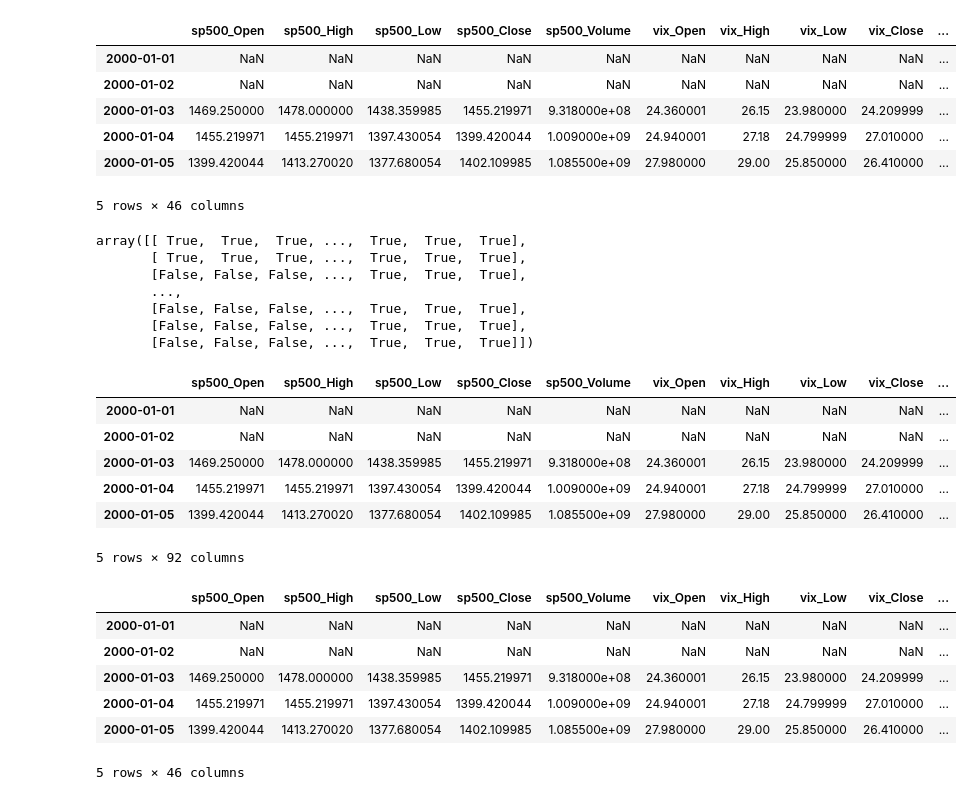
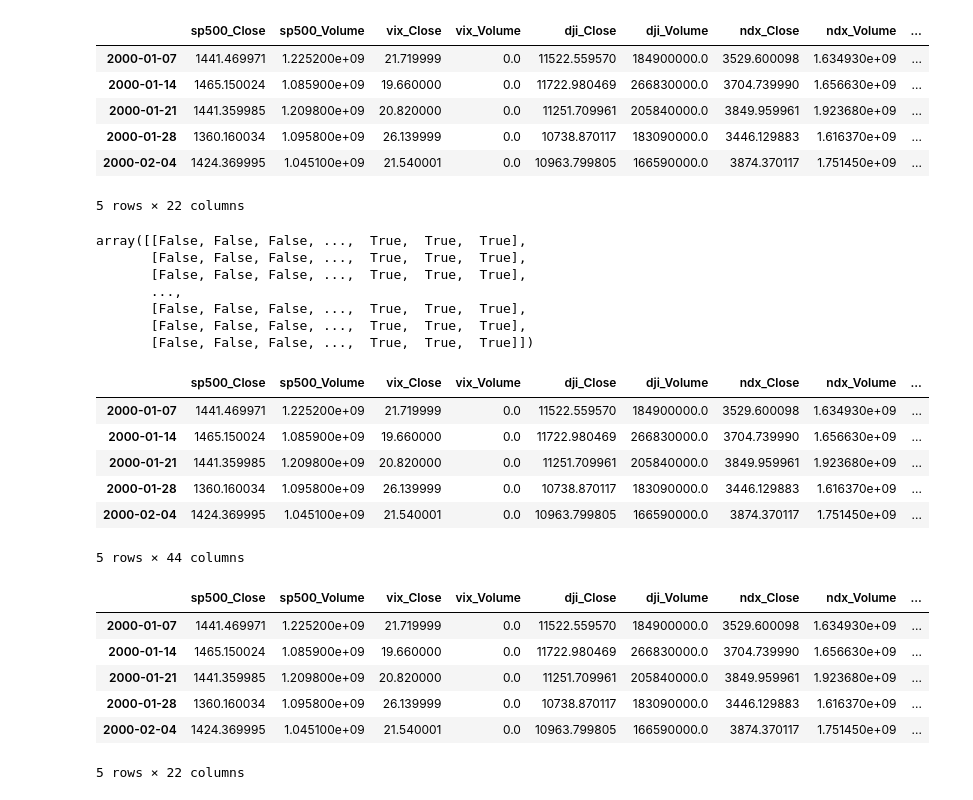
Before and after one commit to silvanaribeiro/TimeSeriesArticle, a Jupyter notebook: Imputing Missing Indicators.ipynb, the cells around one changed output. Cells and saved outputs as stored; diff of their text form; code cells hidden in the pictures.

Commit message:
weekly sampling and dividing training data before imputing

```diff
--- a/Imputing Missing Indicators.ipynb
+++ b/Imputing Missing Indicators.ipynb
@@ -3,17 +3,22 @@ import pandas as pd
 from datetime import datetime
 import numpy as np
 from sklearn.impute import MissingIndicator
+#INPUT = 'CompleteIndexes.csv'
+#OUTPUT = 'MIImputed.csv'
+INPUT = 'CompleteWeeklyIndexes.csv'
+OUTPUT = 'MIIWeeklyImputed.csv'
 # %%
-df = pd.read_csv('CompleteIndexes.csv', parse_dates=True, index_col=0)
+df = pd.read_csv(INPUT, parse_dates=True, index_col=0)
+df = df.loc['2000-01-01':'2015-01-01'] #Selecting training data
 df.head()
 # %% [output]
-|  | sp500_Open | sp500_High | sp500_Low | sp500_Close | sp500_Volume | vix_Open | vix_High | vix_Low | vix_Close | ... |
-| 2000-01-01 | NaN | NaN | NaN | NaN | NaN | NaN | NaN | NaN | NaN | ... |
-| 2000-01-02 | NaN | NaN | NaN | NaN | NaN | NaN | NaN | NaN | NaN | ... |
-| 2000-01-03 | 1469.250000 | 1478.000000 | 1438.359985 | 1455.219971 | 9.318000e+08 | 24.360001 | 26.15 | 23.980000 | 24.209999 | ... |
-| 2000-01-04 | 1455.219971 | 1455.219971 | 1397.430054 | 1399.420044 | 1.009000e+09 | 24.940001 | 27.18 | 24.799999 | 27.010000 | ... |
-| 2000-01-05 | 1399.420044 | 1413.270020 | 1377.680054 | 1402.109985 | 1.085500e+09 | 27.980000 | 29.00 | 25.850000 | 26.410000 | ... |
+|  | sp500_Close | sp500_Volume | vix_Close | vix_Volume | dji_Close | dji_Volume | ndx_Close | ndx_Volume | ... |
+| 2000-01-07 | 1441.469971 | 1.225200e+09 | 21.719999 | 0.0 | 11522.559570 | 184900000.0 | 3529.600098 | 1.634930e+09 | ... |
+| 2000-01-14 | 1465.150024 | 1.085900e+09 | 19.660000 | 0.0 | 11722.980469 | 266830000.0 | 3704.739990 | 1.656630e+09 | ... |
+| 2000-01-21 | 1441.359985 | 1.209800e+09 | 20.820000 | 0.0 | 11251.709961 | 205840000.0 | 3849.959961 | 1.923680e+09 | ... |
+| 2000-01-28 | 1360.160034 | 1.095800e+09 | 26.139999 | 0.0 | 10738.870117 | 183090000.0 | 3446.129883 | 1.616370e+09 | ... |
+| 2000-02-04 | 1424.369995 | 1.045100e+09 | 21.540001 | 0.0 | 10963.799805 | 166590000.0 | 3874.370117 | 1.751450e+09 | ... |
-5 rows × 46 columns
+5 rows × 22 columns
 # %%
 indicator = MissingIndicator(missing_values=np.nan, features="all")
 # %%
@@ -21,8 +26,8 @@ mask_all = indicator.fit_transform(df)
 # %%
 mask_all
 # %% [output]
-array([[ True,  True,  True, ...,  True,  True,  True],
-       [ True,  True,  True, ...,  True,  True,  True],
+array([[False, False, False, ...,  True,  True,  True],
+       [False, False, False, ...,  True,  True,  True],
        [False, False, False, ...,  True,  True,  True],
        ...,
        [False, False, False, ...,  True,  True,  True],
@@ -37,21 +42,21 @@ df_final = pd.concat([df, df_masks], axis=1, join='outer')
 # %%
 df_final.head()
 # %% [output]
-|  | sp500_Open | sp500_High | sp500_Low | sp500_Close | sp500_Volume | vix_Open | vix_High | vix_Low | vix_Close | ... |
-| 2000-01-01 | NaN | NaN | NaN | NaN | NaN | NaN | NaN | NaN | NaN | ... |
-| 2000-01-02 | NaN | NaN | NaN | NaN | NaN | NaN | NaN | NaN | NaN | ... |
-| 2000-01-03 | 1469.250000 | 1478.000000 | 1438.359985 | 1455.219971 | 9.318000e+08 | 24.360001 | 26.15 | 23.980000 | 24.209999 | ... |
-| 2000-01-04 | 1455.219971 | 1455.219971 | 1397.430054 | 1399.420044 | 1.009000e+09 | 24.940001 | 27.18 | 24.799999 | 27.010000 | ... |
-| 2000-01-05 | 1399.420044 | 1413.270020 | 1377.680054 | 1402.109985 | 1.085500e+09 | 27.980000 | 29.00 | 25.850000 | 26.410000 | ... |
+|  | sp500_Close | sp500_Volume | vix_Close | vix_Volume | dji_Close | dji_Volume | ndx_Close | ndx_Volume | ... |
+| 2000-01-07 | 1441.469971 | 1.225200e+09 | 21.719999 | 0.0 | 11522.559570 | 184900000.0 | 3529.600098 | 1.634930e+09 | ... |
+| 2000-01-14 | 1465.150024 | 1.085900e+09 | 19.660000 | 0.0 | 11722.980469 | 266830000.0 | 3704.739990 | 1.656630e+09 | ... |
+| 2000-01-21 | 1441.359985 | 1.209800e+09 | 20.820000 | 0.0 | 11251.709961 | 205840000.0 | 3849.959961 | 1.923680e+09 | ... |
+| 2000-01-28 | 1360.160034 | 1.095800e+09 | 26.139999 | 0.0 | 10738.870117 | 183090000.0 | 3446.129883 | 1.616370e+09 | ... |
+| 2000-02-04 | 1424.369995 | 1.045100e+09 | 21.540001 | 0.0 | 10963.799805 | 166590000.0 | 3874.370117 | 1.751450e+09 | ... |
-5 rows × 92 columns
+5 rows × 44 columns
 # %%
 df.head()
 # %% [output]
-|  | sp500_Open | sp500_High | sp500_Low | sp500_Close | sp500_Volume | vix_Open | vix_High | vix_Low | vix_Close | ... |
-| 2000-01-01 | NaN | NaN | NaN | NaN | NaN | NaN | NaN | NaN | NaN | ... |
-| 2000-01-02 | NaN | NaN | NaN | NaN | NaN | NaN | NaN | NaN | NaN | ... |
-| 2000-01-03 | 1469.250000 | 1478.000000 | 1438.359985 | 1455.219971 | 9.318000e+08 | 24.360001 | 26.15 | 23.980000 | 24.209999 | ... |
-| 2000-01-04 | 1455.219971 | 1455.219971 | 1397.430054 | 1399.420044 | 1.009000e+09 | 24.940001 | 27.18 | 24.799999 | 27.010000 | ... |
-| 2000-01-05 | 1399.420044 | 1413.270020 | 1377.680054 | 1402.109985 | 1.085500e+09 | 27.980000 | 29.00 | 25.850000 | 26.410000 | ... |
+|  | sp500_Close | sp500_Volume | vix_Close | vix_Volume | dji_Close | dji_Volume | ndx_Close | ndx_Volume | ... |
+| 2000-01-07 | 1441.469971 | 1.225200e+09 | 21.719999 | 0.0 | 11522.559570 | 184900000.0 | 3529.600098 | 1.634930e+09 | ... |
+| 2000-01-14 | 1465.150024 | 1.085900e+09 | 19.660000 | 0.0 | 11722.980469 | 266830000.0 | 3704.739990 | 1.656630e+09 | ... |
+| 2000-01-21 | 1441.359985 | 1.209800e+09 | 20.820000 | 0.0 | 11251.709961 | 205840000.0 | 3849.959961 | 1.923680e+09 | ... |
+| 2000-01-28 | 1360.160034 | 1.095800e+09 | 26.139999 | 0.0 | 10738.870117 | 183090000.0 | 3446.129883 | 1.616370e+09 | ... |
+| 2000-02-04 | 1424.369995 | 1.045100e+09 | 21.540001 | 0.0 | 10963.799805 | 166590000.0 | 3874.370117 | 1.751450e+09 | ... |
-5 rows × 46 columns
+5 rows × 22 columns
 # %%
```
Also changed, not shown: parts of 1 cell of this notebook, 17 other files.
